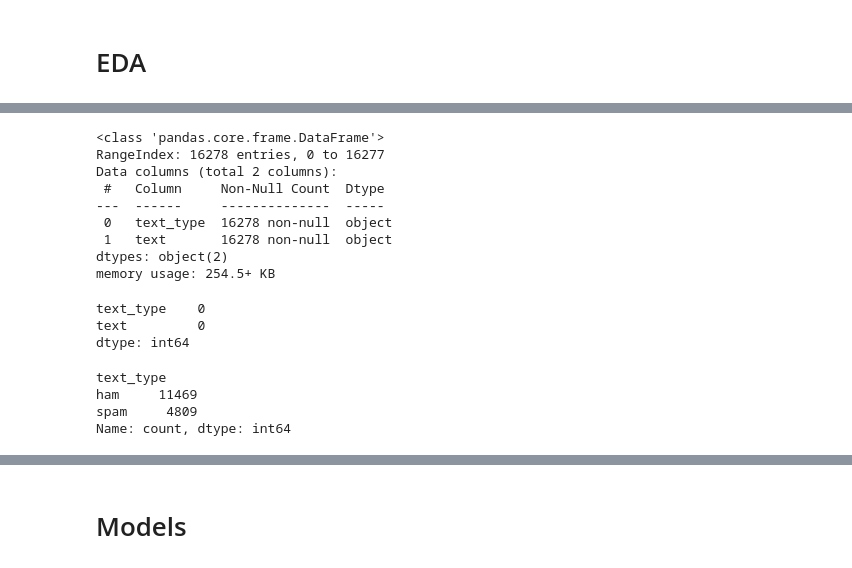
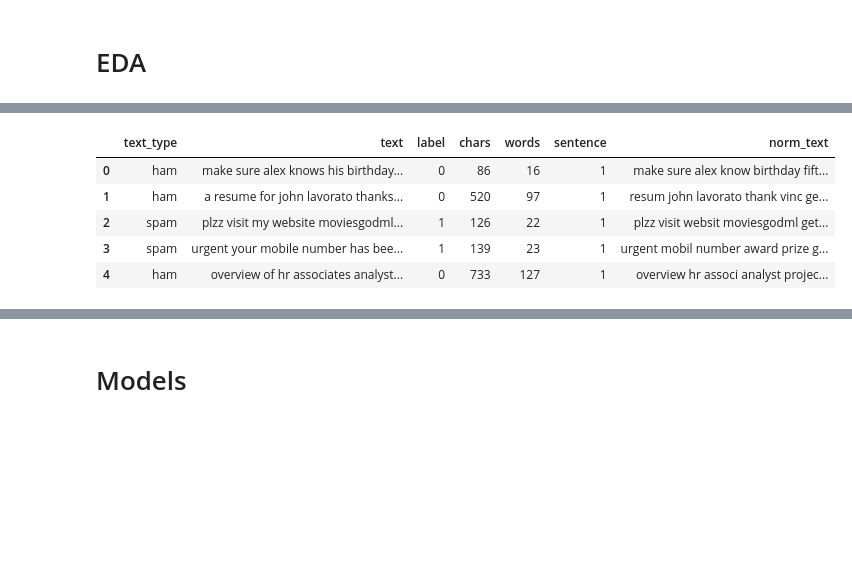
Before and after one commit to diana1915/spam_project, a Jupyter notebook: VK_spam.ipynb, the cells around one changed output, grey strips where cells are left out. Saved outputs shown, nothing was run; the diff lists cells and outputs as text; code cells hidden in the pictures; blank space fills up the shorter version.

```diff
--- a/VK_spam.ipynb
+++ b/VK_spam.ipynb
@@ -17,25 +176,30 @@ test_df = pd.read_csv('/content/drive/MyDrive/VK/test_spam.csv')
+# %%
+# Porter Stemmer для стемминга текста
+from nltk.stem.porter import PorterStemmer
+import string
+
+# Создание экземпляра Porter Stemmer
+ps = PorterStemmer()
+
+# Функция обработки текста
+def preprocessing(text):
+    text = text.lower()    # Приведение текста к нижнему регистру
+    tokens = word_tokenize(text)    # Токенизация текста
+    tokens = [word for word in tokens if word.isalnum()]    # Удаление специальных символов
+    # Удаление стоп-слов и пунктуации
+    stop_words = set(stopwords.words('english'))
+    tokens = [word for word in tokens if word not in stop_words and word not in string.punctuation]
+    stemmed_tokens = [ps.stem(word) for word in tokens]    # Стемминг
+    return " ".join(stemmed_tokens)
+# %%
+# приведем к нормальной форме текст
+df['norm_text'] = df['text'].apply(preprocessing)
 # %%
-df.info()
+df.head()
 # %% [output]
-<class 'pandas.core.frame.DataFrame'>
-RangeIndex: 16278 entries, 0 to 16277
-Data columns (total 2 columns):
- #   Column     Non-Null Count  Dtype
----  ------     --------------  -----
- 0   text_type  16278 non-null  object
- 1   text       16278 non-null  object
-dtypes: object(2)
-memory usage: 254.5+ KB
+|  | text_type | text | label | chars | words | sentence | norm_text |
+| 0 | ham | make sure alex knows his birthday... | 0 | 86 | 16 | 1 | make sure alex know birthday fift... |
+| 1 | ham | a resume for john lavorato thanks... | 0 | 520 | 97 | 1 | resum john lavorato thank vinc ge... |
+| 2 | spam | plzz visit my website moviesgodml... | 1 | 126 | 22 | 1 | plzz visit websit moviesgodml get... |
+| 3 | spam | urgent your mobile number has bee... | 1 | 139 | 23 | 1 | urgent mobil number award prize g... |
+| 4 | ham | overview of hr associates analyst... | 0 | 733 | 127 | 1 | overview hr associ analyst projec... |
-# %%
-df.isna().sum() # пропущенных значений нет
-# %% [output]
-text_type    0
-text         0
-dtype: int64
-# %%
-df.text_type.value_counts() # датасет несбалансированный
-# %% [output]
-text_type
-ham     11469
-spam     4809
-Name: count, dtype: int64
```
Also changed, not shown: parts of 33 cells of this notebook.
